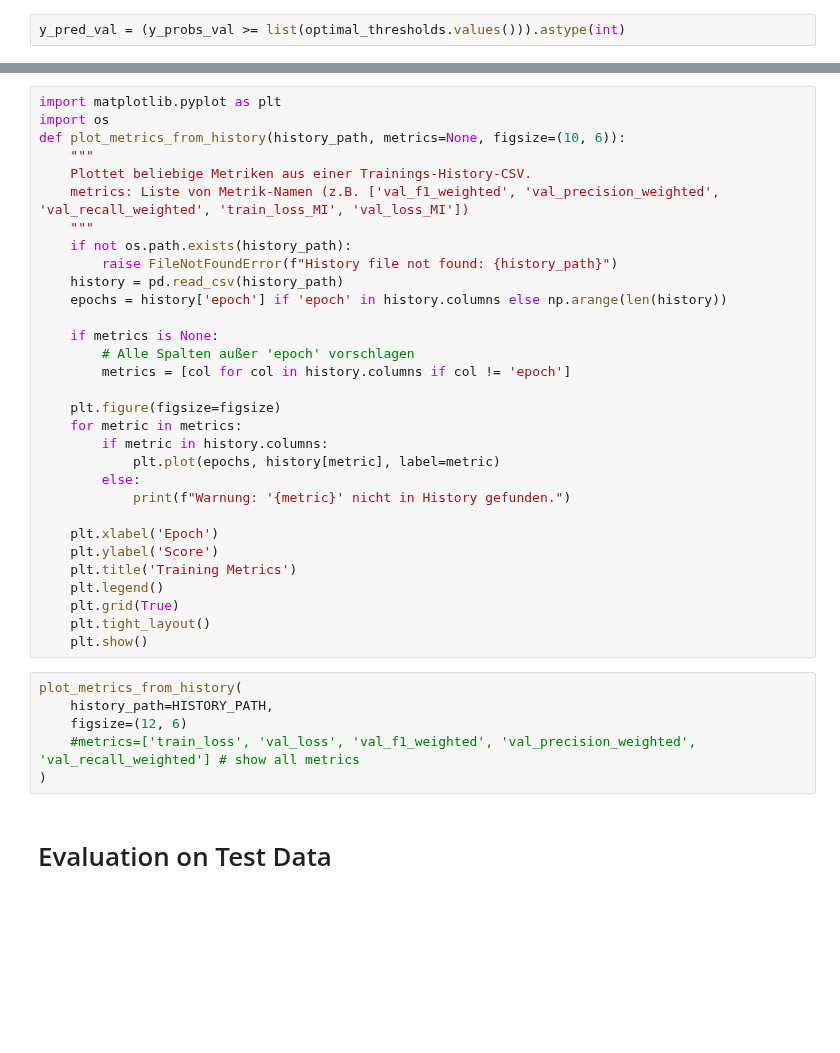
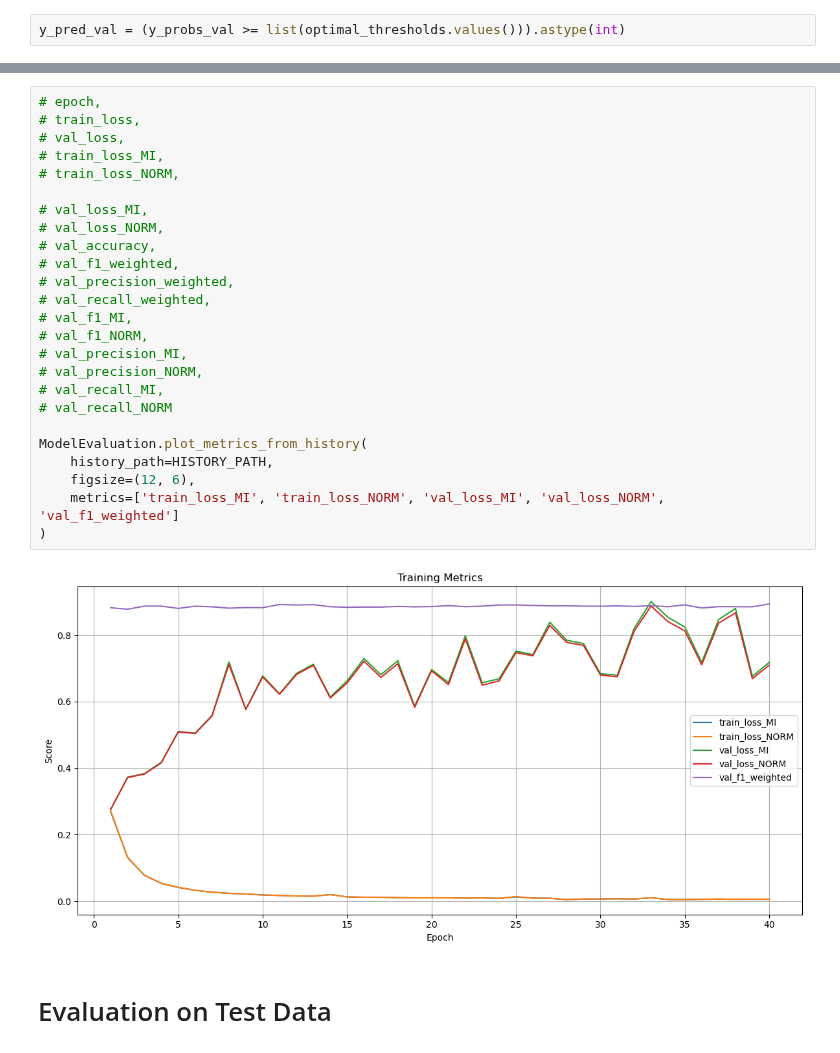
Before and after one commit to AliceKitchkin/ECG_xAI, a Jupyter notebook: notebooks/02_model_training.ipynb, the cells around one changed output, grey strips where cells are left out. Drawn from its saved outputs; the diff is of its cells as text; blank space fills up the shorter version.

```diff
--- a/notebooks/02_model_training.ipynb
+++ b/notebooks/02_model_training.ipynb
@@ -312,40 +359,30 @@ ModelEvaluation.plot_loss_curves(
-# %%
-import matplotlib.pyplot as plt
-import os
-def plot_metrics_from_history(history_path, metrics=None, figsize=(10, 6)):
-    """
-    Plottet beliebige Metriken aus einer Trainings-History-CSV.
-    metrics: Liste von Metrik-Namen (z.B. ['val_f1_weighted', 'val_precision_weighted', 'val_recall_weighted', 'train_loss_MI', 'val_loss_MI'])
-    """
-    if not os.path.exists(history_path):
-        raise FileNotFoundError(f"History file not found: {history_path}")
-    history = pd.read_csv(history_path)
-    epochs = history['epoch'] if 'epoch' in history.columns else np.arange(len(history))
-
-    if metrics is None:
-        # Alle Spalten außer 'epoch' vorschlagen
-        metrics = [col for col in history.columns if col != 'epoch']
-
-    plt.figure(figsize=figsize)
-    for metric in metrics:
-        if metric in history.columns:
-            plt.plot(epochs, history[metric], label=metric)
-        else:
-            print(f"Warnung: '{metric}' nicht in History gefunden.")
-
-    plt.xlabel('Epoch')
-    plt.ylabel('Score')
-    plt.title('Training Metrics')
-    plt.legend()
-    plt.grid(True)
-    plt.tight_layout()
-    plt.show()
 # %%
-plot_metrics_from_history(
+# epoch,
+# train_loss,
+# val_loss,
+# train_loss_MI,
+# train_loss_NORM,
+
+# val_loss_MI,
+# val_loss_NORM,
+# val_accuracy,
+# val_f1_weighted,
+# val_precision_weighted,
+# val_recall_weighted,
+# val_f1_MI,
+# val_f1_NORM,
+# val_precision_MI,
+# val_precision_NORM,
+# val_recall_MI,
+# val_recall_NORM
+
+ModelEvaluation.plot_metrics_from_history(
     history_path=HISTORY_PATH,
-    figsize=(12, 6)
-    #metrics=['train_loss', 'val_loss', 'val_f1_weighted', 'val_precision_weighted', 'val_recall_weighted'] # show all metrics
+    figsize=(12, 6),
+    metrics=['train_loss_MI', 'train_loss_NORM', 'val_loss_MI', 'val_loss_NORM', 'val_f1_weighted']
 )
+# %% [output]
+[figure, added]
 # %% [markdown]
 # Evaluation on Test Data
 # %%
```
Also changed, not shown: parts of 13 cells of this notebook, 3 other files.
